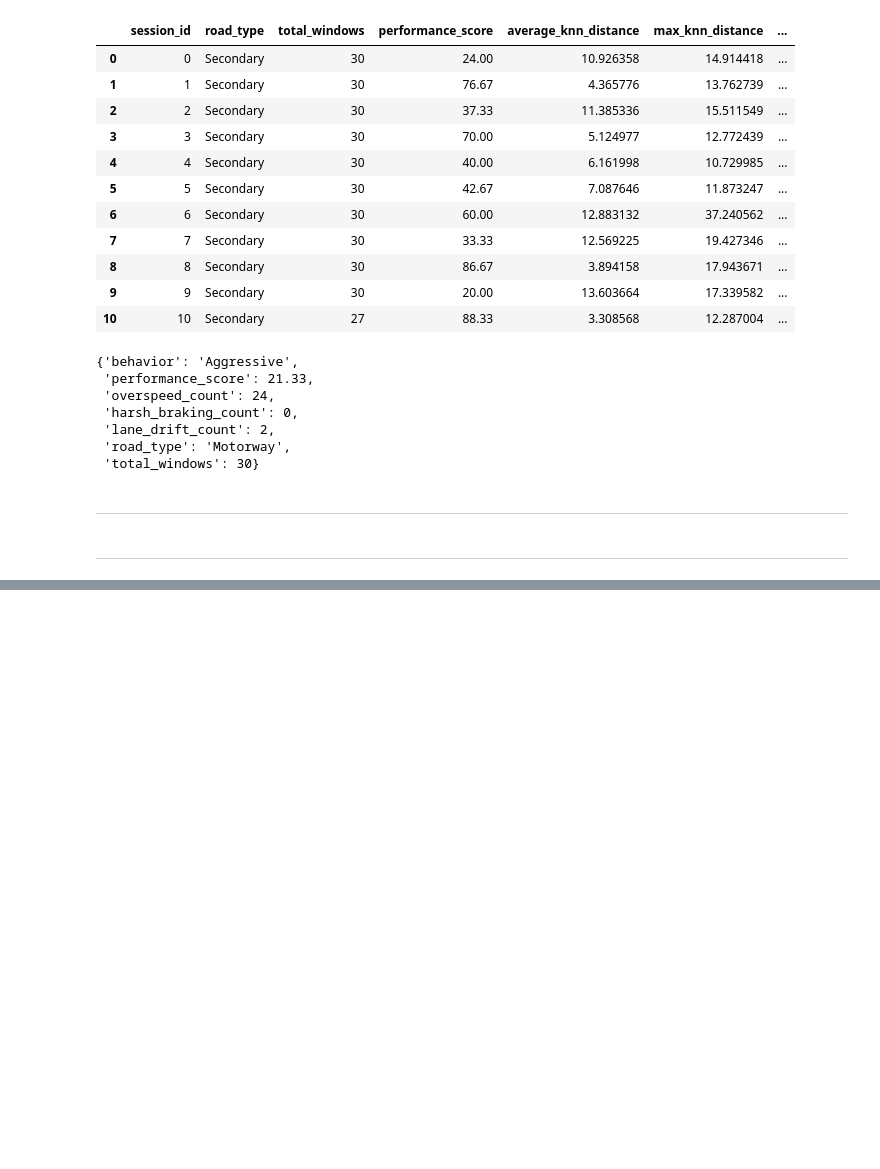
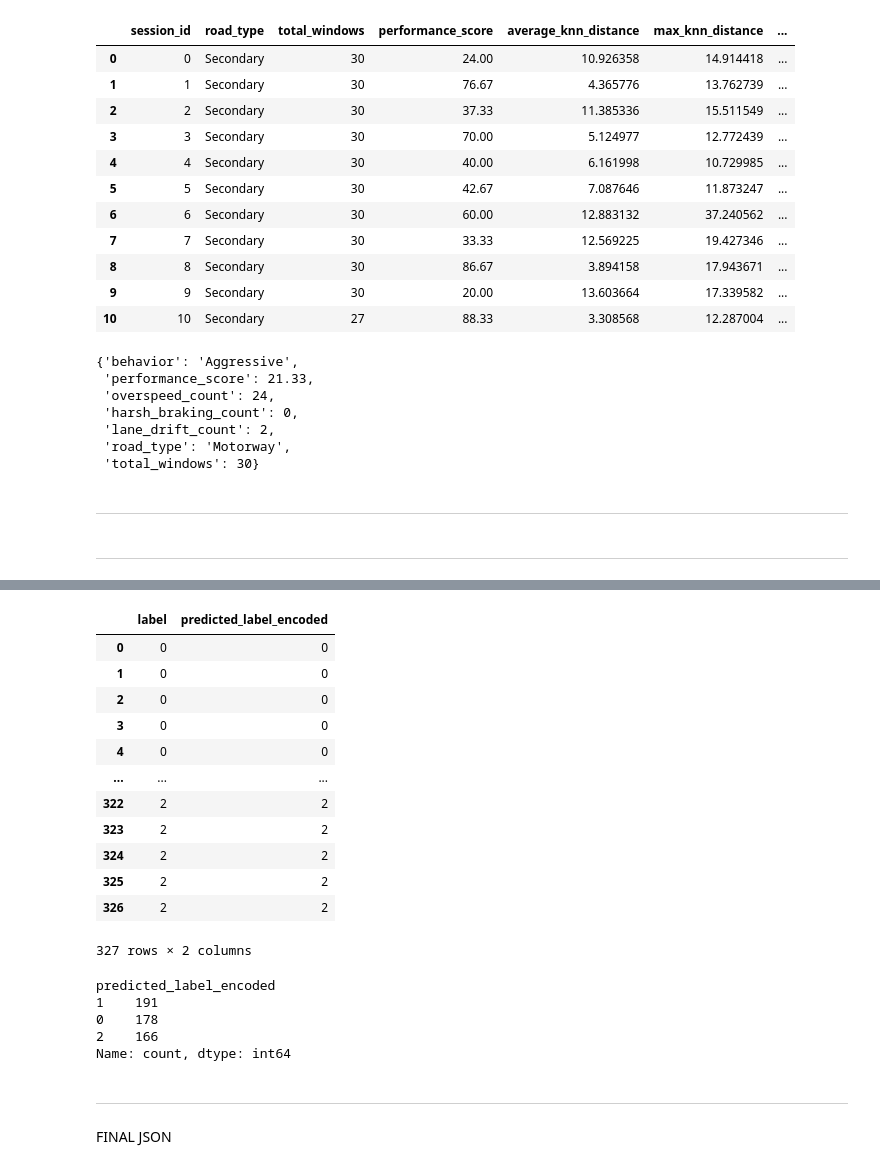
Before and after one commit to Lornatt88/DriveIQ, a Jupyter notebook: ml-model/notebooks/04_knn_alerts_performance_feedback_V2.ipynb, the cells around one changed output, grey strips where cells are left out. Drawn from its saved outputs; the diff is of its cells as text; code cells hidden in the pictures; blank space fills up the shorter version.

```diff
--- a/ml-model/notebooks/04_knn_alerts_performance_feedback_V2.ipynb
+++ b/ml-model/notebooks/04_knn_alerts_performance_feedback_V2.ipynb
@@ -348,6 +349,13 @@ def motor_alert(row, threshold):
         return "No alert"
 
     return row["cluster_label"]
+# %%
+def secondary_alert(row):
+
+    if pd.isna(row["cluster_label"]):
+        return "No alert"
+
+    return row["cluster_label"]
 # %% [markdown]
 Here we only assign clusters and behavior labels to windows that are far from normal, while normal windows remain unclustered and produce no alerts.
 # %%
@@ -379,7 +386,7 @@ motor_df[["knn_distance", "cluster_label", "alert"]].head(10)
 | 9 | 5.254328 | Overspeeding | Overspeeding |
 # %%
 secondary_df["alert"] = secondary_df.apply(
-    lambda row: motor_alert(row, secondary_threshold),
+    secondary_alert,
     axis=1
 )
 
@@ -923,0 +995,28 @@ session_payload
+# %%
+secondary_df[["label", "predicted_label_encoded"]].head(700)
+# %% [output]
+|  | label | predicted_label_encoded |
+| 0 | 0 | 0 |
+| 1 | 0 | 0 |
+| 2 | 0 | 0 |
+| 3 | 0 | 0 |
+| 4 | 0 | 0 |
+| ... | ... | ... |
+| 322 | 2 | 2 |
+| 323 | 2 | 2 |
+| 324 | 2 | 2 |
+| 325 | 2 | 2 |
+| 326 | 2 | 2 |
+327 rows × 2 columns
+# %%
+motor_df["predicted_label_encoded"].value_counts()
+# %% [output]
+predicted_label_encoded
+1    191
+0    178
+2    166
+Name: count, dtype: int64
+# %% [markdown]
+------------------------------------------------------------------------------------------------------------------------------------------------------------------------------------------------------------------------------------------------------------------------------------------------
+# %% [markdown]
+FINAL JSON
```
Also changed, not shown: parts of 21 cells of this notebook.
